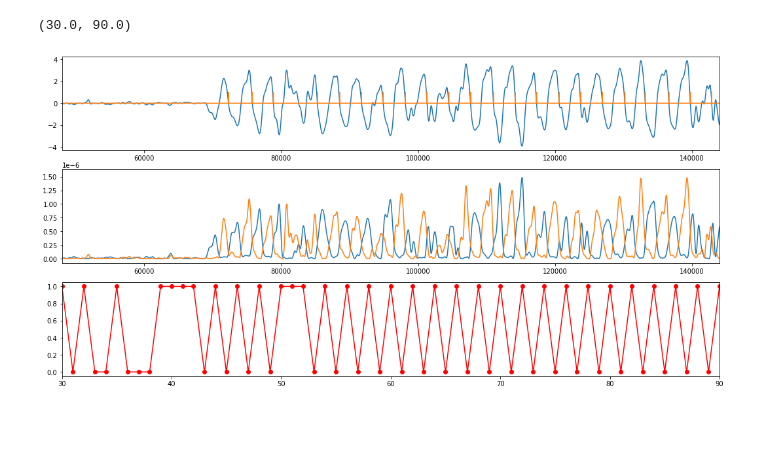
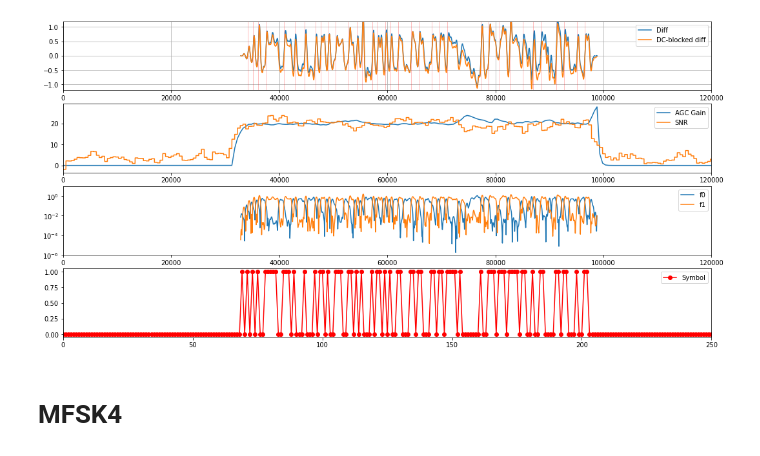
Before and after one commit to mbyzhang/psrecv, a Jupyter notebook: demo.ipynb, the cells around one changed output. Drawn from its saved outputs; the diff is of its cells as text; code cells hidden in the pictures; blank space fills up the shorter version.

```diff
--- a/demo.ipynb
+++ b/demo.ipynb
@@ -2,9 +5,13 @@
 import numpy as np
 import logging
 
-from cdr import ClockDataRecoverer
-from deframer import Deframer
-from demodulator import Demodulator
-from audioio import SoundFileSource
+from modules.transformers import Sequential, BitUnpacking, AuxDataCollector, Identity
+from modules.transformers.cdr import SimpleCDR, MulticarrierCDR
+from modules.transformers.framing import Deframer
+from modules.transformers.demodulators import BFSKDemodulator, MFSKDemodulator
+from modules.transformers.preprocessing import LogLoopAGC, CarrierDetectorExtractor
+from modules.transformers.filters import DCBlocker
+from modules.io import SoundDeviceSource, SoundFileSource
 
 logging.basicConfig(level=logging.INFO)
+logger = logging.getLogger()
@@ -58,0 +20,8 @@ with source:
+# %%
+block_size = 4096
+filename = "../evalulation/ex_test2/raw/fsk/3000_3200/100/0.3m/8bf989cb-b3d3-40d9-819c-188879af91d2.wav"
+baudrate = 100
+
+source = SoundFileSource(filename, block_size)
+fs = source.fs
+sps = fs // baudrate
@@ -59,24 +103,43 @@ with source:
 # %%
 import matplotlib.pyplot as plt
 
-start = 1.0
-end = 3.0
+start = 0
+end = 2.5
 
 plt.figure(1, figsize=(18, 9))
 plt.clf()
-plt.subplot(311)
-plt.plot(-f1_f2_ratios)
-plt.plot(symbol_rising_edges)
+plt.subplot(411)
+for x in np.where(symbol_rising_edges == 1)[0]:
+    plt.axvline(x=x, c="red", alpha=0.5, lw=0.5)
 plt.xlim(start * fs, end * fs)
+plt.ylim((-1.2, 1.2))
+plt.plot(f1_f0_diffs, label="Diff")
+plt.plot(dc_blocker_out, label="DC-blocked diff")
+plt.grid(True)
+plt.legend()
 
-plt.subplot(312)
-plt.plot(f1_amp)
-plt.plot(f2_amp)
+plt.subplot(412)
 plt.xlim(start * fs, end * fs)
+plt.plot(gains, label="AGC Gain")
+plt.plot(snr_db, label="SNR")
+# plt.ylim((0, 100))
+plt.legend()
 
-plt.subplot(313)
-plt.plot(symbols, 'ro-')
+plt.subplot(413)
+plt.plot(f0_amps, label="f0")
+plt.plot(f1_amps, label="f1")
+plt.xlim(start * fs, end * fs)
+plt.yscale("log")
+plt.ylim((1e-6, 10.0))
+plt.legend()
+
+plt.subplot(414)
+plt.plot(symbols, 'ro-', label="Symbol")
 plt.xlim(start * baudrate, end * baudrate)
+plt.legend()
+
+plt.show()
 # %% [output]
-(30.0, 90.0)
-[figure, old version]
+[figure, new version]
+# %% [markdown]
+# MFSK4
```
Also changed, not shown: parts of 6 cells of this notebook.
